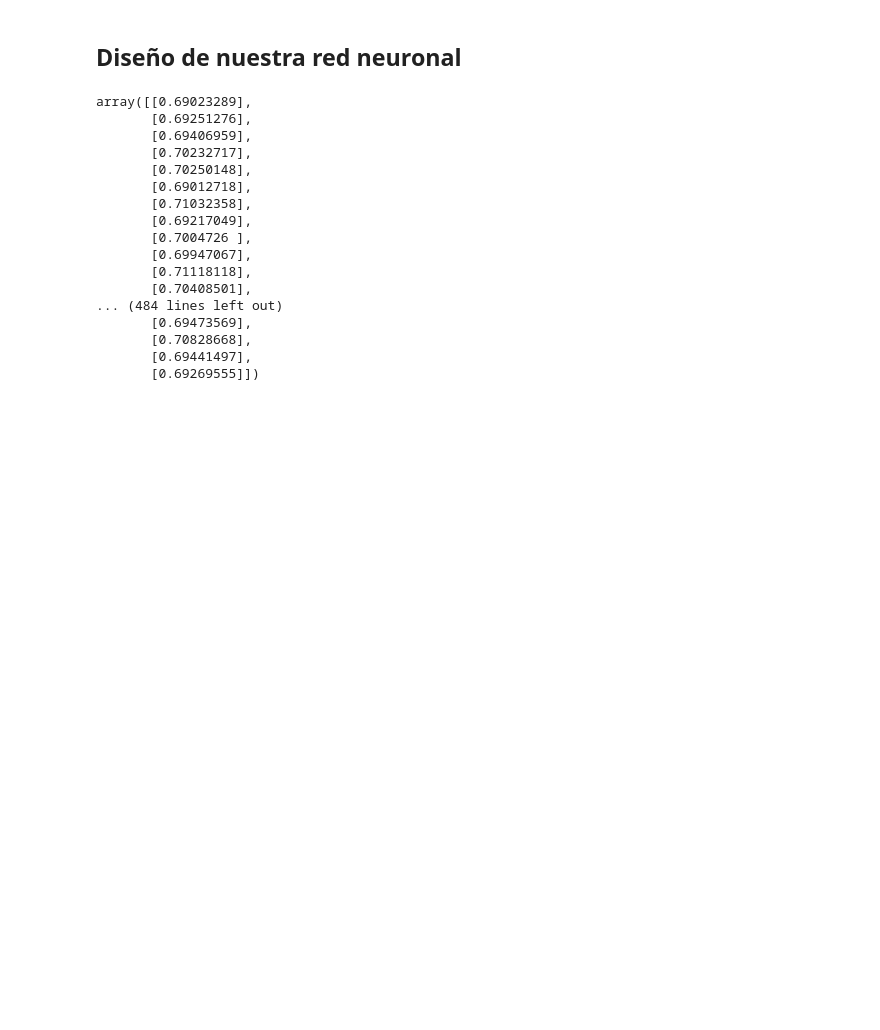
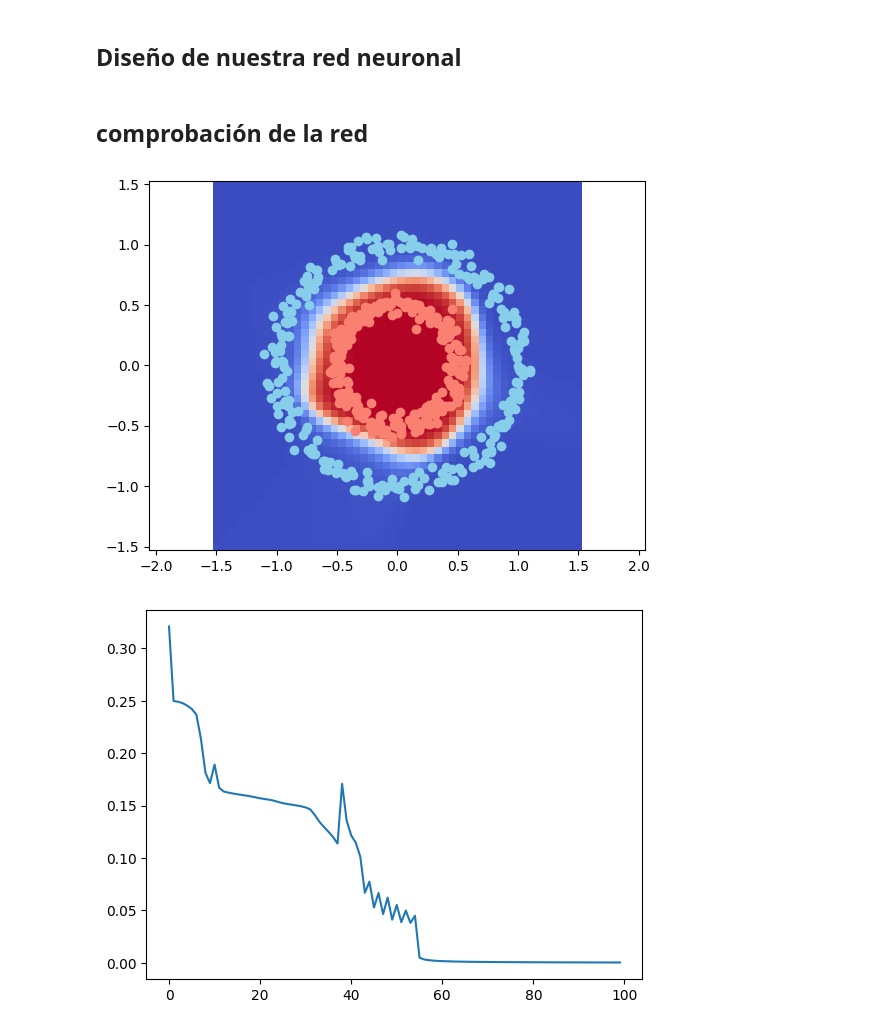
Before and after one commit to andrnsgnmez/Primera-Red-Nueronal-Sin-Tensorflow, a Jupyter notebook: Red_Neuronal_sin_Tensor_Flow.ipynb, the cells around one changed output. Cells and saved outputs as stored; diff of their text form; code cells hidden in the pictures; blank space fills up the shorter version.

Commit message:
Red neuronal final

```diff
--- a/Red_Neuronal_sin_Tensor_Flow.ipynb
+++ b/Red_Neuronal_sin_Tensor_Flow.ipynb
@@ -175,21 +175,46 @@ def train(neural_net, X, Y, l2_cost, lr=0.5, train=True):   #parametros (nuestra
   return out[-1][1]
 
 train(neural_net, X, Y, l2_cost, 0.5)
+print("")
-# %% [output]
-array([[0.69023289],
-       [0.69251276],
-       [0.69406959],
-       [0.70232717],
-       [0.70250148],
-       [0.69012718],
-       [0.71032358],
-       [0.69217049],
-       [0.7004726 ],
-       [0.69947067],
-       [0.71118118],
-       [0.70408501],
-... (484 lines left out)
-       [0.69473569],
-       [0.70828668],
-       [0.69441497],
-       [0.69269555]])
+# %% [markdown]
+## comprobación de la red
+# %%
+import time
+from IPython.display import clear_output
+
+neural_n = create_nn(topology, sigm)  #creamos denuevo una red neuro
+
+loss = [] #creamos un vector vacio donde se van a guardar los diferentes costes segun se vaya entrenando la red
+
+for i in range(2500):  # iteramos muchas veces
+  pY = train(neural_n, X, Y, l2_cost, lr=0.05)
+  if i % 25 == 0:  # cada 25 iteraciones calculamos el corte y lo añadimos a nuestro vector
+    loss.append(l2_cost[0](pY, Y))
+
+    #generamos una especie de malla de 50x50, para hacer una prediccion en cada uno de los puntos
+    res = 50
+
+    _x0 = np.linspace(-1.5, 1.5, res)
+    _x1 = np.linspace(-1.5, 1.5, res)
+
+    _Y = np.zeros((res, res))
+
+    for i0, x0 in enumerate(_x0):
+      for i1, x1 in enumerate(_x1):
+        _Y[i0, i1] = train(neural_n, np.array([[x0, x1]]), Y, l2_cost, train=False)[0][0]
+
+    plt.pcolormesh(_x0, _x1, _Y, cmap="coolwarm")
+    plt.axis("equal")
+
+    plt.scatter(X[Y[:, 0] == 0, 0], X[Y[:, 0] == 0, 1], c="skyblue")
+    plt.scatter(X[Y[:, 0] == 1, 0], X[Y[:, 0] == 1, 1], c="salmon")
+
+    #borrar el contenido y volver a dibujarlo para que se vea de forma animada
+    clear_output(wait=True)
+    plt.show()
+    plt.plot(range(len(loss)), loss)
+    plt.show()
+    time.sleep(0.5)
+# %% [output]
+[figure, added]
+[figure, added]
```
Also changed, not shown: parts of 1 cell of this notebook.
